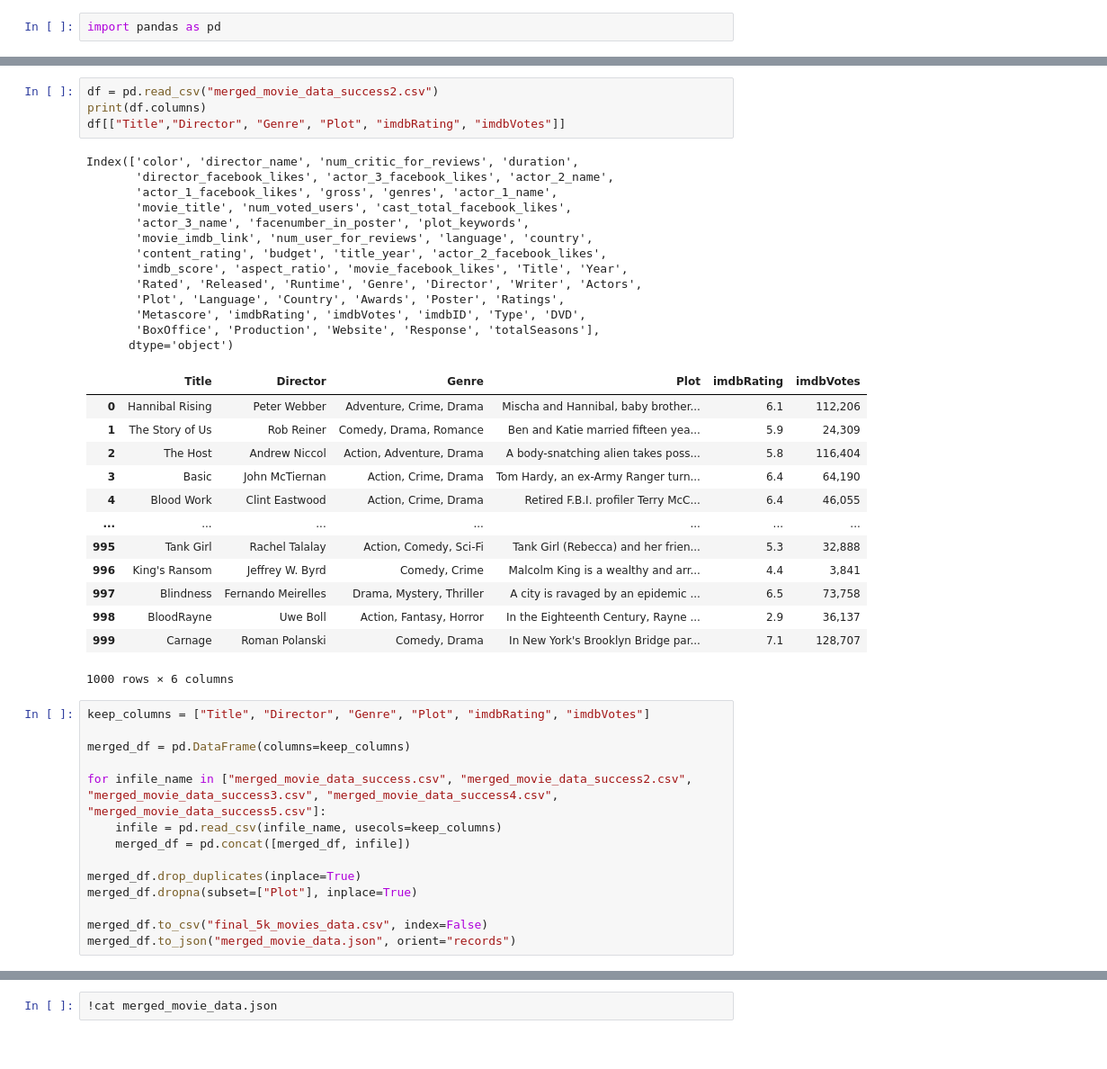
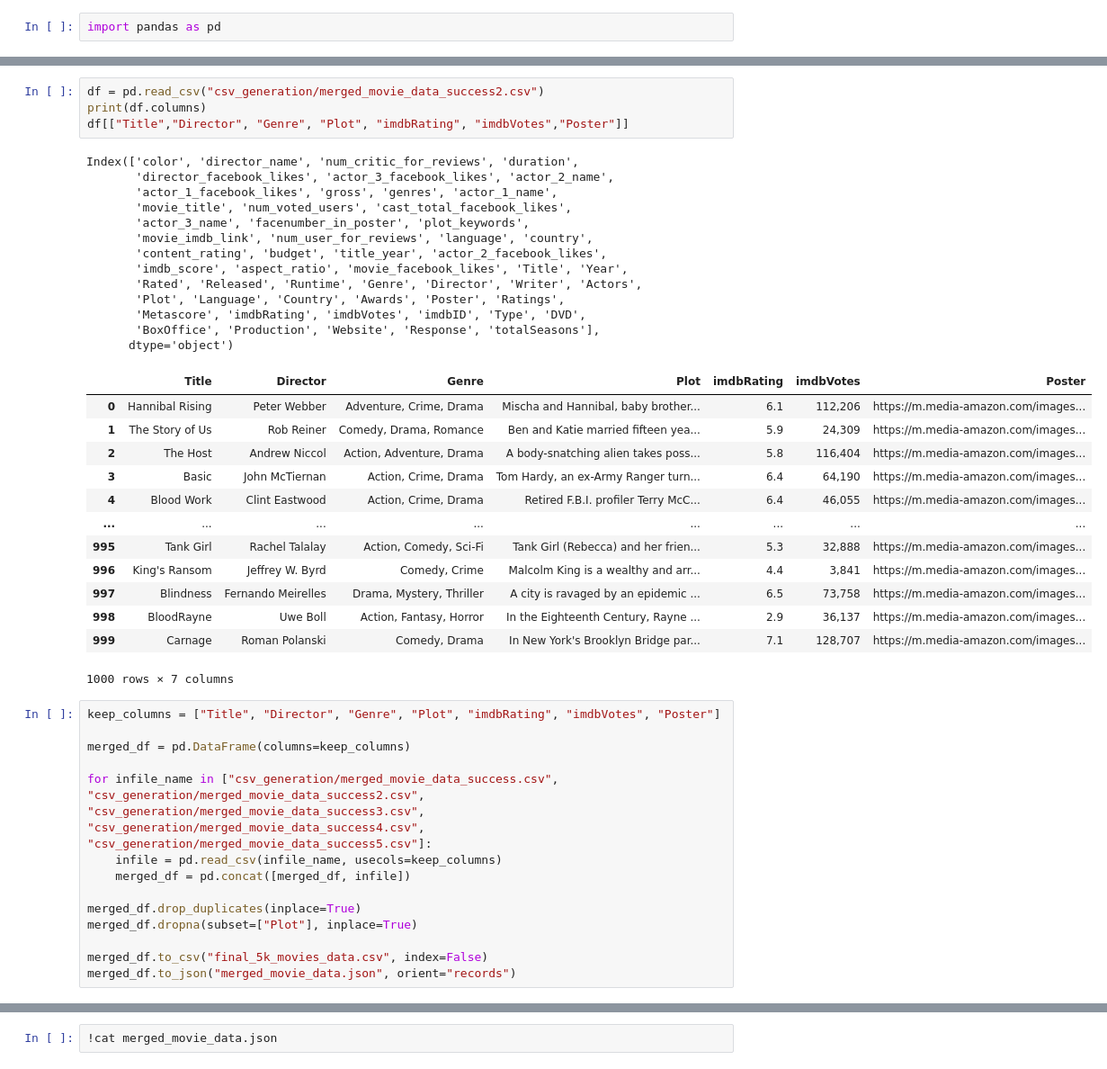
Before and after one commit to fparejam/RecomSystems, a Jupyter notebook: Data wrangling/JSONConversion.ipynb, the cells around one changed output, grey strips where cells are left out. Shown at 90% size. Saved outputs shown, nothing was run; the diff lists cells and outputs as text.

Commit message:
Add posters to final csv and JSON files

```diff
--- a/Data wrangling/JSONConversion.ipynb
+++ b/Data wrangling/JSONConversion.ipynb
@@ -13,40 +11,40 @@ merged_movie_data5.csv
 # %%
-df = pd.read_csv("merged_movie_data_success2.csv")
+df = pd.read_csv("csv_generation/merged_movie_data_success2.csv")
 print(df.columns)
-df[["Title","Director", "Genre", "Plot", "imdbRating", "imdbVotes"]]
+df[["Title","Director", "Genre", "Plot", "imdbRating", "imdbVotes","Poster"]]
 # %% [output]
 Index(['color', 'director_name', 'num_critic_for_reviews', 'duration',
        'director_facebook_likes', 'actor_3_facebook_likes', 'actor_2_name',
        'actor_1_facebook_likes', 'gross', 'genres', 'actor_1_name',
        'movie_title', 'num_voted_users', 'cast_total_facebook_likes',
        'actor_3_name', 'facenumber_in_poster', 'plot_keywords',
        'movie_imdb_link', 'num_user_for_reviews', 'language', 'country',
        'content_rating', 'budget', 'title_year', 'actor_2_facebook_likes',
        'imdb_score', 'aspect_ratio', 'movie_facebook_likes', 'Title', 'Year',
        'Rated', 'Released', 'Runtime', 'Genre', 'Director', 'Writer', 'Actors',
        'Plot', 'Language', 'Country', 'Awards', 'Poster', 'Ratings',
        'Metascore', 'imdbRating', 'imdbVotes', 'imdbID', 'Type', 'DVD',
        'BoxOffice', 'Production', 'Website', 'Response', 'totalSeasons'],
       dtype='object')
-|  | Title | Director | Genre | Plot | imdbRating | imdbVotes |
-| 0 | Hannibal Rising | Peter Webber | Adventure, Crime, Drama | Mischa and Hannibal, baby brother... | 6.1 | 112,206 |
-| 1 | The Story of Us | Rob Reiner | Comedy, Drama, Romance | Ben and Katie married fifteen yea... | 5.9 | 24,309 |
-| 2 | The Host | Andrew Niccol | Action, Adventure, Drama | A body-snatching alien takes poss... | 5.8 | 116,404 |
-| 3 | Basic | John McTiernan | Action, Crime, Drama | Tom Hardy, an ex-Army Ranger turn... | 6.4 | 64,190 |
-| 4 | Blood Work | Clint Eastwood | Action, Crime, Drama | Retired F.B.I. profiler Terry McC... | 6.4 | 46,055 |
-| ... | ... | ... | ... | ... | ... | ... |
-| 995 | Tank Girl | Rachel Talalay | Action, Comedy, Sci-Fi | Tank Girl (Rebecca) and her frien... | 5.3 | 32,888 |
-| 996 | King's Ransom | Jeffrey W. Byrd | Comedy, Crime | Malcolm King is a wealthy and arr... | 4.4 | 3,841 |
-| 997 | Blindness | Fernando Meirelles | Drama, Mystery, Thriller | A city is ravaged by an epidemic ... | 6.5 | 73,758 |
-| 998 | BloodRayne | Uwe Boll | Action, Fantasy, Horror | In the Eighteenth Century, Rayne ... | 2.9 | 36,137 |
-| 999 | Carnage | Roman Polanski | Comedy, Drama | In New York's Brooklyn Bridge par... | 7.1 | 128,707 |
+|  | Title | Director | Genre | Plot | imdbRating | imdbVotes | Poster |
+| 0 | Hannibal Rising | Peter Webber | Adventure, Crime, Drama | Mischa and Hannibal, baby brother... | 6.1 | 112,206 | https://m.media-amazon.com/images... |
+| 1 | The Story of Us | Rob Reiner | Comedy, Drama, Romance | Ben and Katie married fifteen yea... | 5.9 | 24,309 | https://m.media-amazon.com/images... |
+| 2 | The Host | Andrew Niccol | Action, Adventure, Drama | A body-snatching alien takes poss... | 5.8 | 116,404 | https://m.media-amazon.com/images... |
+| 3 | Basic | John McTiernan | Action, Crime, Drama | Tom Hardy, an ex-Army Ranger turn... | 6.4 | 64,190 | https://m.media-amazon.com/images... |
+| 4 | Blood Work | Clint Eastwood | Action, Crime, Drama | Retired F.B.I. profiler Terry McC... | 6.4 | 46,055 | https://m.media-amazon.com/images... |
+| ... | ... | ... | ... | ... | ... | ... | ... |
+| 995 | Tank Girl | Rachel Talalay | Action, Comedy, Sci-Fi | Tank Girl (Rebecca) and her frien... | 5.3 | 32,888 | https://m.media-amazon.com/images... |
+| 996 | King's Ransom | Jeffrey W. Byrd | Comedy, Crime | Malcolm King is a wealthy and arr... | 4.4 | 3,841 | https://m.media-amazon.com/images... |
+| 997 | Blindness | Fernando Meirelles | Drama, Mystery, Thriller | A city is ravaged by an epidemic ... | 6.5 | 73,758 | https://m.media-amazon.com/images... |
+| 998 | BloodRayne | Uwe Boll | Action, Fantasy, Horror | In the Eighteenth Century, Rayne ... | 2.9 | 36,137 | https://m.media-amazon.com/images... |
+| 999 | Carnage | Roman Polanski | Comedy, Drama | In New York's Brooklyn Bridge par... | 7.1 | 128,707 | https://m.media-amazon.com/images... |
-1000 rows × 6 columns
+1000 rows × 7 columns
 # %%
-keep_columns = ["Title", "Director", "Genre", "Plot", "imdbRating", "imdbVotes"]
+keep_columns = ["Title", "Director", "Genre", "Plot", "imdbRating", "imdbVotes", "Poster"]
 
 merged_df = pd.DataFrame(columns=keep_columns)
 
-for infile_name in ["merged_movie_data_success.csv", "merged_movie_data_success2.csv", "merged_movie_data_success3.csv", "merged_movie_data_success4.csv", "merged_movie_data_success5.csv"]:
+for infile_name in ["csv_generation/merged_movie_data_success.csv", "csv_generation/merged_movie_data_success2.csv", "csv_generation/merged_movie_data_success3.csv", "csv_generation/merged_movie_data_success4.csv", "csv_generation/merged_movie_data_success5.csv"]:
     infile = pd.read_csv(infile_name, usecols=keep_columns)
     merged_df = pd.concat([merged_df, infile])
 
```
Also changed, not shown: parts of 3 cells of this notebook, 2 other files.
